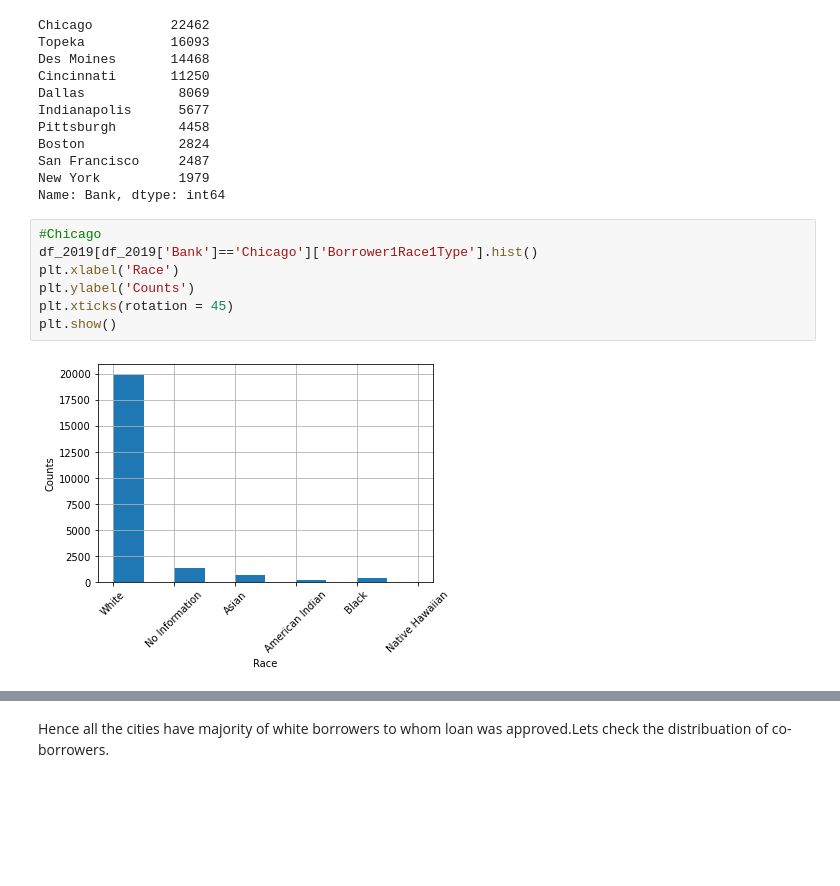
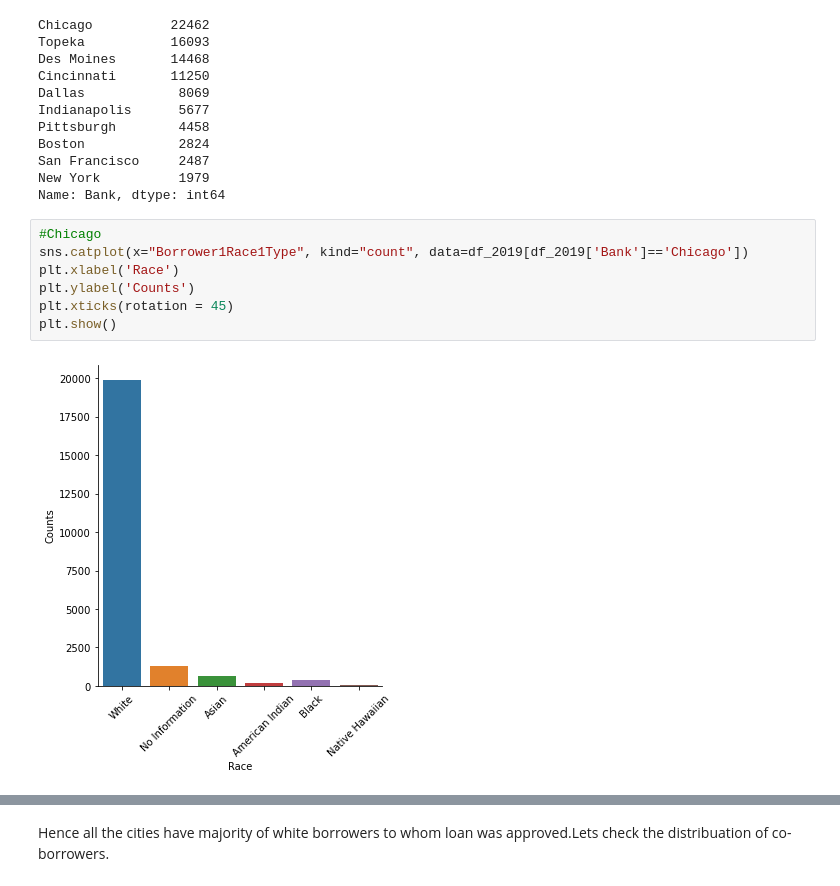
Before and after one commit to syadav12-hawk/check_mortgage_loan_disparity, a Jupyter notebook: EDA.ipynb, the cells around one changed output, grey strips where cells are left out. Drawn from its saved outputs; the diff is of its cells as text; blank space fills up the shorter version.

```diff
--- a/EDA.ipynb
+++ b/EDA.ipynb
@@ -180,13 +186,13 @@ New York          1979
 Name: Bank, dtype: int64
 # %%
 #Chicago
-df_2019[df_2019['Bank']=='Chicago']['Borrower1Race1Type'].hist()
+sns.catplot(x="Borrower1Race1Type", kind="count", data=df_2019[df_2019['Bank']=='Chicago'])
 plt.xlabel('Race')
 plt.ylabel('Counts')
 plt.xticks(rotation = 45)
 plt.show()
 # %% [output]
-[figure, old version]
+[figure, new version]
 # %%
 #View distribuation of races in the remaing cities.
 for bank in ['Topeka','Des Moines','Cincinnati','Dallas','Indianapolis','Pittsburgh','Boston','San Francisco','New York']:
```
Also changed, not shown: parts of 89 cells of this notebook.
